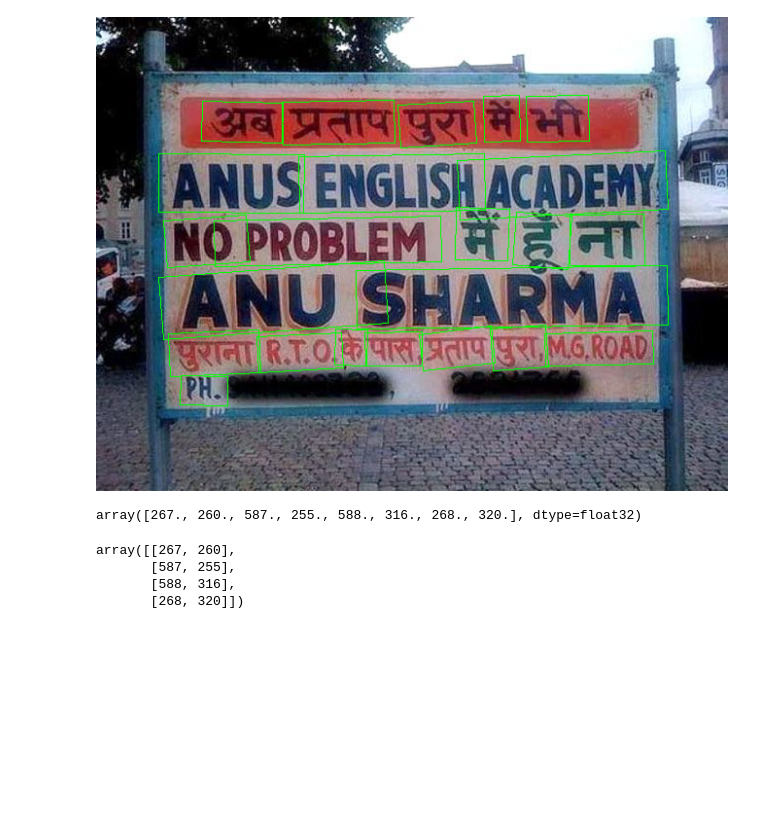
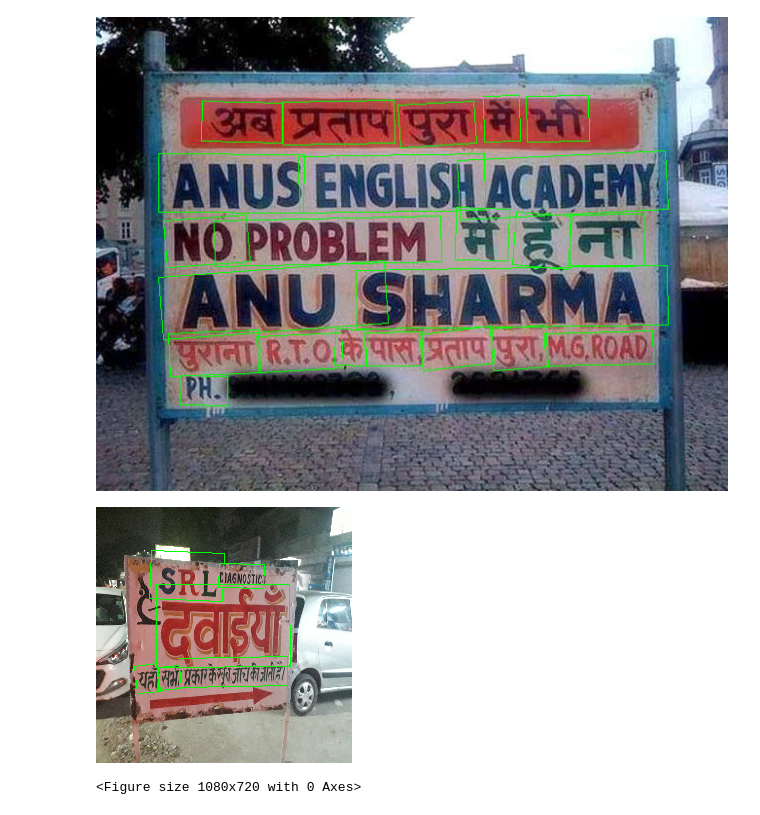
Before and after one commit to kavyajeetbora/EAST, a Jupyter notebook: EAST_detection.ipynb, the cells around one changed output. Drawn from its saved outputs; the diff is of its cells as text; code cells hidden in the pictures; blank space fills up the shorter version.

```diff
--- a/EAST_detection.ipynb
+++ b/EAST_detection.ipynb
@@ -132,14 +132,13 @@ boxes = detect(img, model, device)
 plot_boxes(img, boxes)
 # %% [output]
 [figure]
-# %%
-boxes[0][0:8]
-# %% [output]
-array([267., 260., 587., 255., 588., 316., 268., 320.], dtype=float32)
-# %%
-boxes[0][0:8].reshape(4,2).astype(np.int)
-# %% [output]
-array([[267, 260],
-       [587, 255],
-       [588, 316],
-       [268, 320]])
+# %%
+img = Image.open(test_image_folder+'/sector37_1.jpg')
+img = img.resize(size=(256,256))
+# %%
+boxes = detect(img, model, device)
+plt.figure(figsize=(15,10))
+plot_boxes(img, boxes)
+# %% [output]
+[figure, added]
+<Figure size 1080x720 with 0 Axes>
```
Also changed, not shown: parts of 10 cells of this notebook.
